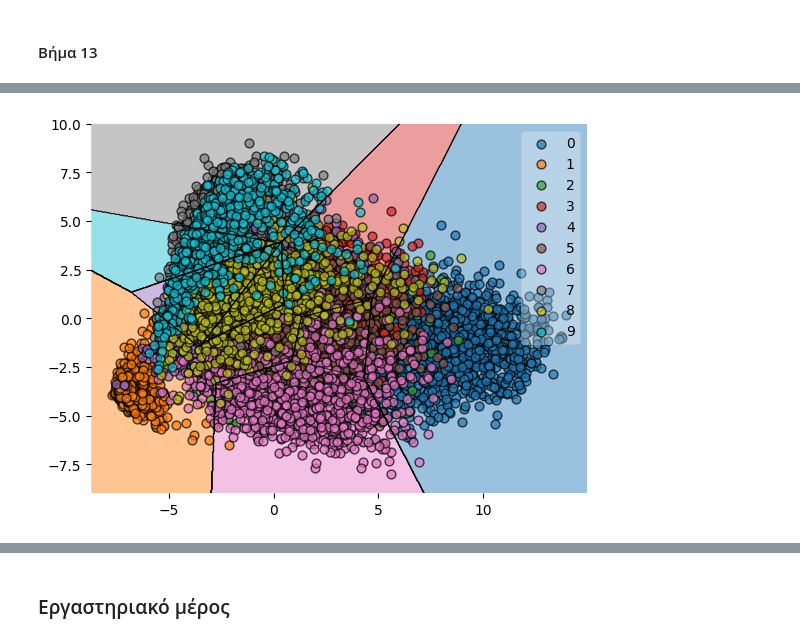
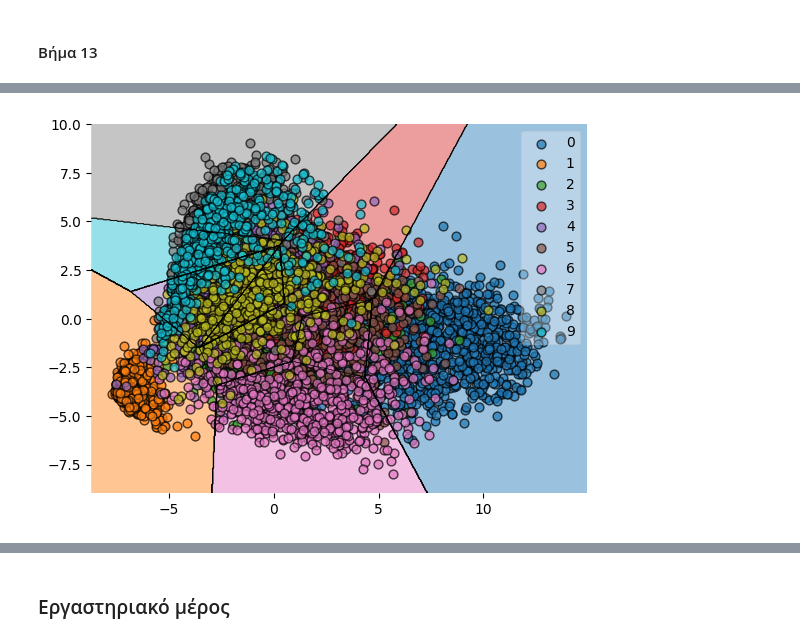
Before and after one commit to JasonChatzitheodorou/PatRec, a Jupyter notebook: Lab1/PatRec_Lab1.ipynb, the cells around one changed output, grey strips where cells are left out. Drawn from its saved outputs; the diff is of its cells as text; code cells hidden in the pictures.

```diff
--- a/Lab1/PatRec_Lab1.ipynb
+++ b/Lab1/PatRec_Lab1.ipynb
@@ -160,19 +153,19 @@ The 5-fold accuracy score of the classifier is 0.8407163638677286
 # %%
 from sklearn.decomposition import PCA
 from mlxtend.plotting import plot_decision_regions
 
 pca = PCA(n_components=2)
-X_pca = pca.fit_transform(X)
+X_pca = pca.fit_transform(X_train)
 eucl_clf_pca = lib.EuclideanDistanceClassifier()
-eucl_clf_pca.fit(X_pca, y)
+eucl_clf_pca.fit(X_pca, y_train)
 
 scatter_kwargs = {'s': 40, 'edgecolor': 'k', 'alpha': 0.7}
-plot_decision_regions(X_pca, y, clf=eucl_clf_pca,
+plot_decision_regions(X_pca, y_train, clf=eucl_clf_pca,
                       markers="o",
                       scatter_kwargs=scatter_kwargs)
 plt.show()
 # %% [output]
-[figure, old version]
+[figure, new version]
 # %%
 # In order to plot learning curve use sklearn.learning_curve
 train_sizes, train_scores, test_scores = sklearn.model_selection.learning_curve(
```
Also changed, not shown: parts of 13 cells of this notebook, 1 other file.
